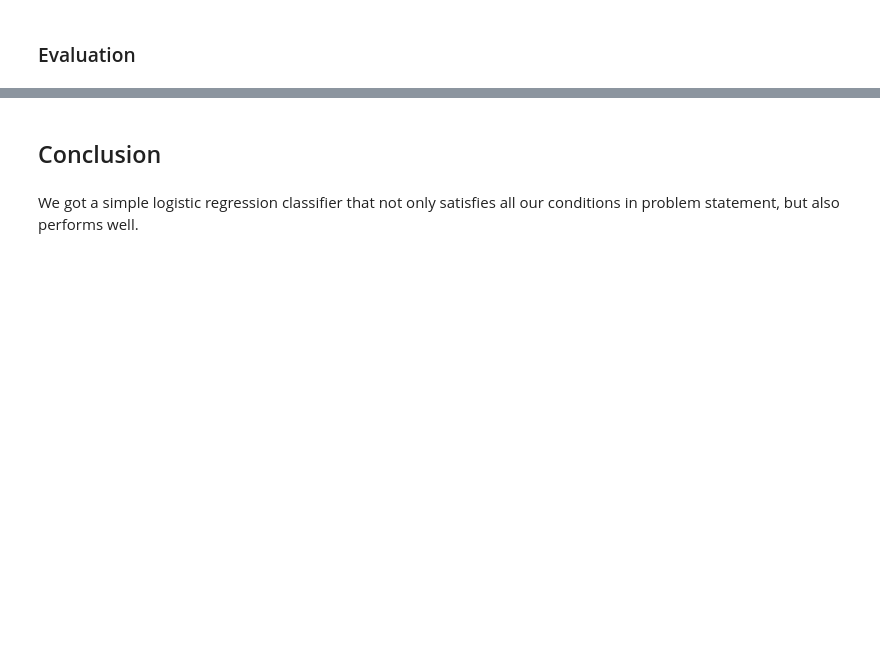
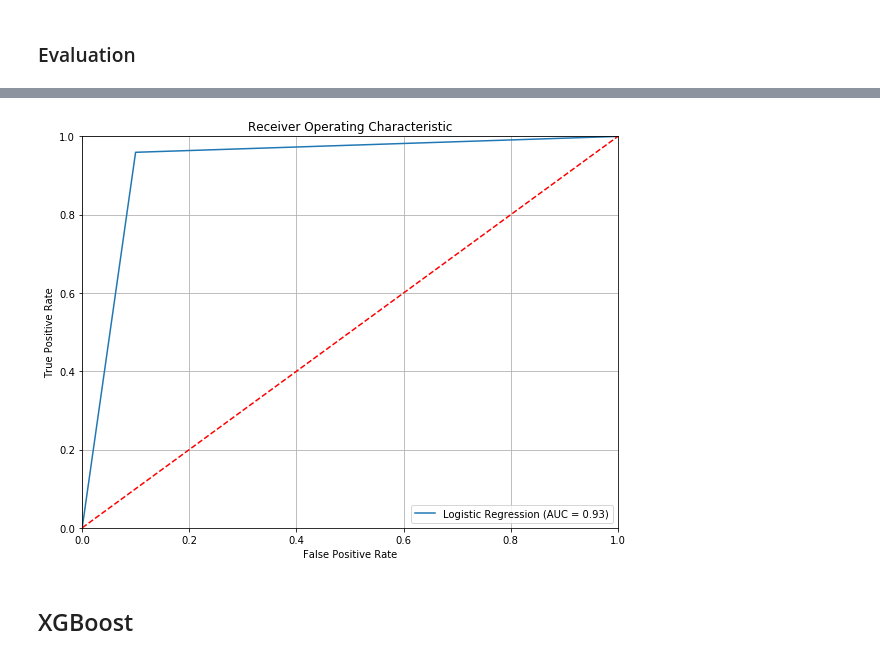
Before and after one commit to Kpeng511/Road-User-Classification, a Jupyter notebook: analysis.ipynb, the cells around one changed output, grey strips where cells are left out. Drawn from its saved outputs; the diff is of its cells as text; code cells hidden in the pictures; blank space fills up the shorter version.

```diff
--- a/analysis.ipynb
+++ b/analysis.ipynb
@@ -340,7 +381,11 @@ Training accuracy: 0.9288229166666667
 # %%
-X_test_logit = X_test.drop('acc_x', axis = 1)
-y_pred = logit.predict(X_test.drop('acc_x', axis = 1))
+temp = X_test.drop('acc_x', axis = 1)
+#########
 start_time = time.time()
-print("Accuracy:", logit.score(X_test_logit, y_test))
-print("Speed: %s seconds" % (time.time() - start_time))
+logit_y_pred = logit.predict(temp)
+logit_speed = time.time() - start_time
+#########
+del temp
+
+print("Prediction Accuracy: {:.4f}".format(logit.score(X_test_logit, y_test)))
 # %% [output]
@@ -393,4 +416,6 @@ plt.show()
+# %%
+roc('Logistic Regression', y_test, logit_y_pred)
+# %% [output]
+[figure, added]
 # %% [markdown]
-## Conclusion
+## XGBoost
-# %% [markdown]
-We got a simple logistic regression classifier that not only satisfies all our conditions in problem statement, but also performs well.
```
Also changed, not shown: parts of 32 cells of this notebook.
